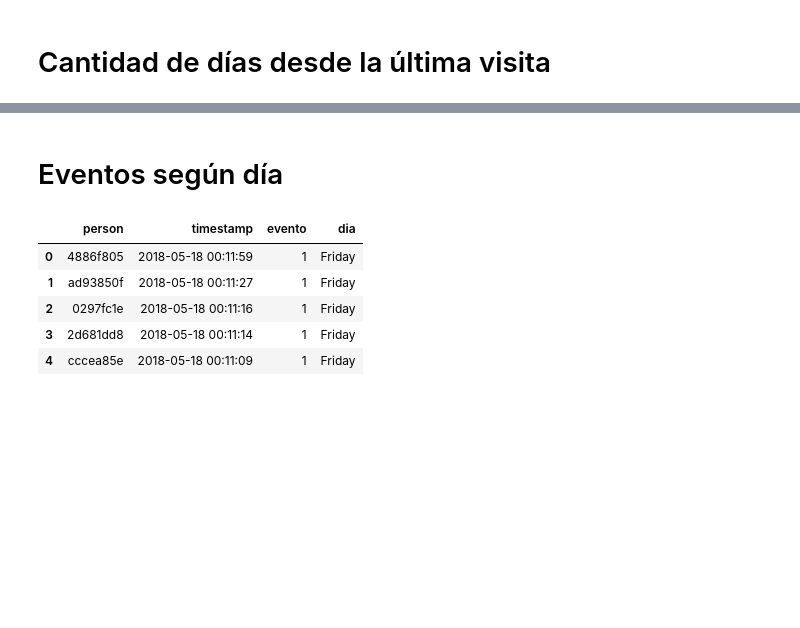
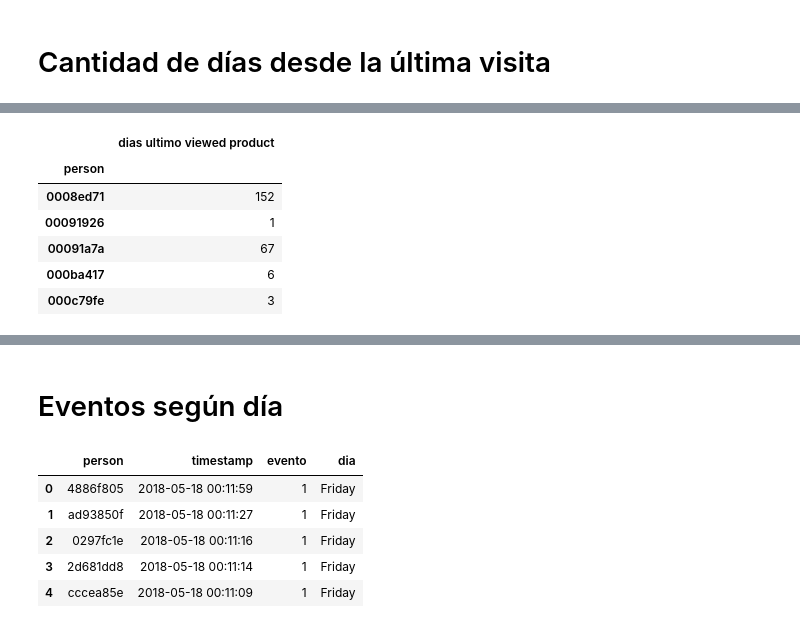
Before and after one commit to seblaz/7506-datos-tp2, a Jupyter notebook: Features/Feature Engineering Fran.ipynb, the cells around one changed output, grey strips where cells are left out. Cells and saved outputs as stored; diff of their text form; code cells hidden in the pictures; blank space fills up the shorter version.

```diff
--- a/Features/Feature Engineering Fran.ipynb
+++ b/Features/Feature Engineering Fran.ipynb
@@ -429,0 +499,17 @@ df_features.head()
+# %%
+df_ultima_vista_producto['timestamp'].fillna(pd.to_datetime('2017-12-31 15:00:00'),inplace=True)
+# %%
+df_ultima_vista_producto['dias ultimo viewed product'] = df_ultima_vista_producto['timestamp'].transform(diff_dias)
+# %%
+df_ultima_vista_producto['dias ultimo viewed product'] = df_ultima_vista_producto['dias ultimo viewed product'].dt.days
+# %%
+del df_ultima_vista_producto['timestamp']
+df_ultima_vista_producto.head()
+# %% [output]
+|  | dias ultimo viewed product |
+| person |  |
+| 0008ed71 | 152 |
+| 00091926 | 1 |
+| 00091a7a | 67 |
+| 000ba417 | 6 |
+| 000c79fe | 3 |
```
Also changed, not shown: parts of 13 cells of this notebook, 2 other files.
